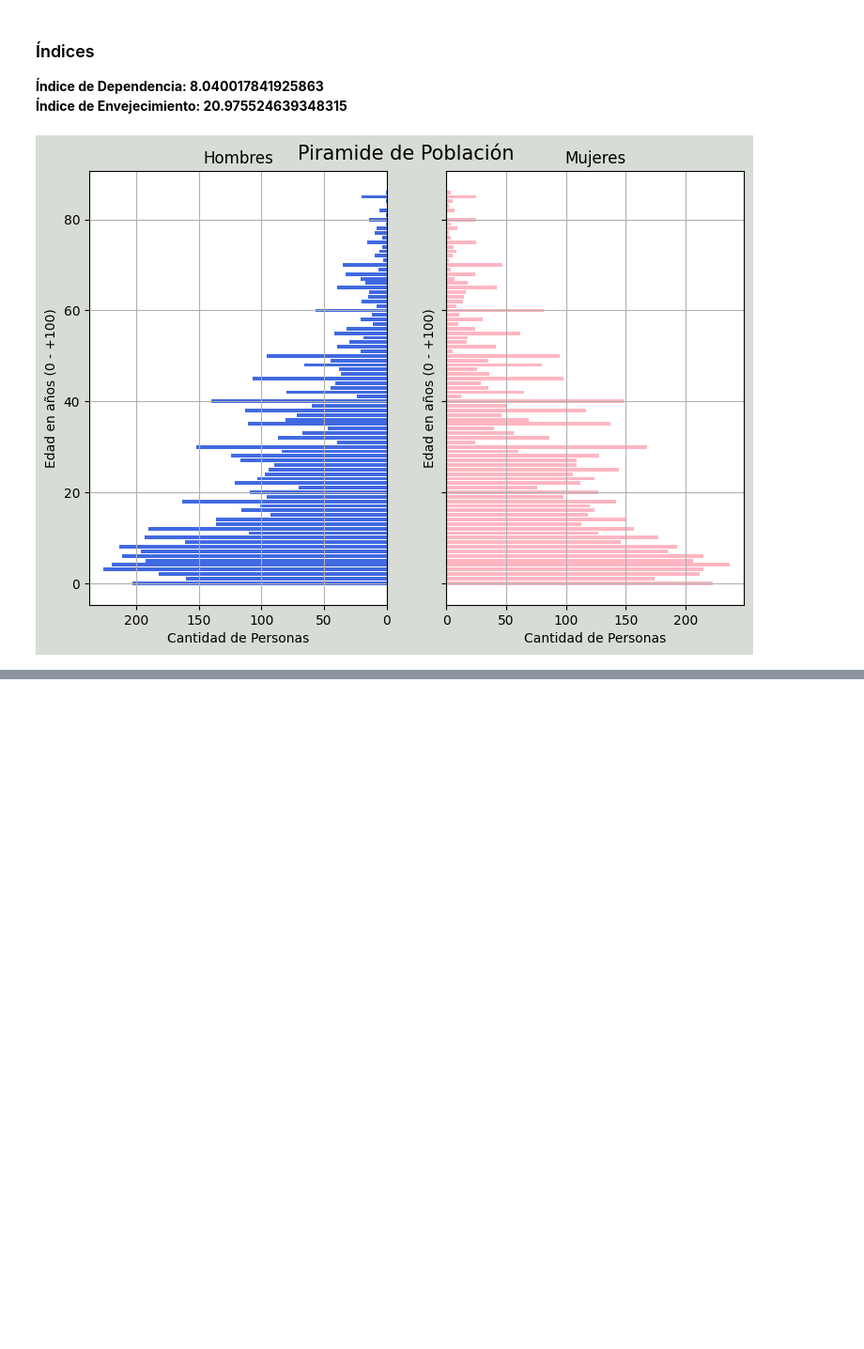
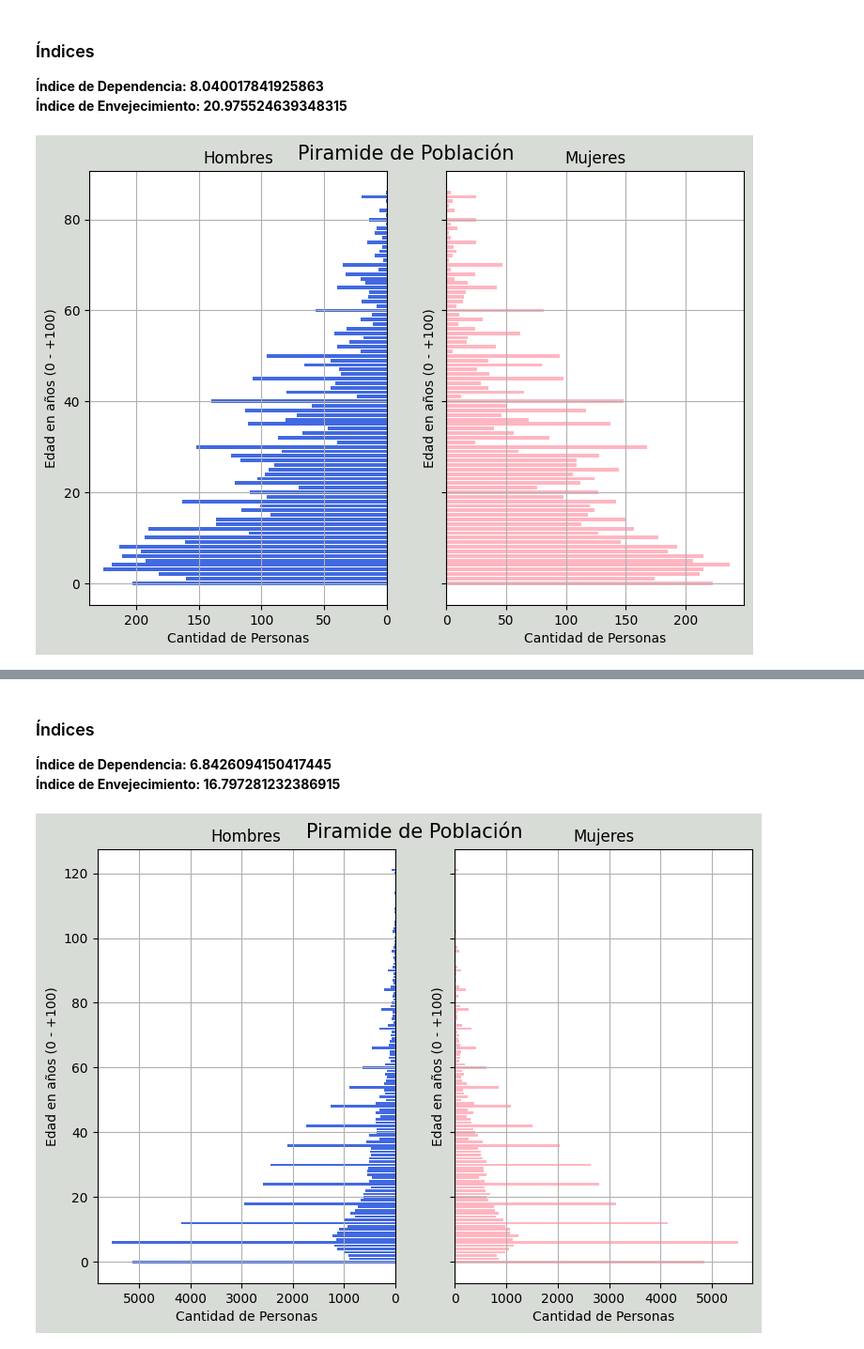
Before and after one commit to galigaribaldi/EconomiaMaestria, a Jupyter notebook: Ejercicio 1.ipynb, the cells around one changed output, grey strips where cells are left out. Shown: that part at 94% size. Drawn from its saved outputs; the diff is of its cells as text; code cells hidden in the pictures; blank space fills up the shorter version.

```diff
--- a/Ejercicio 1.ipynb
+++ b/Ejercicio 1.ipynb
@@ -305,0 +849,10 @@ plt.show()
+# %%
+df_t = pd.read_excel("Data_Economia_urbana/POBLACION/cpyv80_mex_poblacion_cambiado.xlsx", sheet_name = "CPyV80_Mex_Pob1_totales")
+df_t.fillna(0)
+df_totales = df_t[
+    (df_t['Municipio']=='Chimalhuacán') &
+    (df_t['Grupos_año_edad']!='Total') &
+    (df_t['Grupos_año_edad']!='Número de ciudadanos mexicanos /1') &
+    (df_t['Grupos_año_edad']!='Edad no indicada')
+    ]
+df_totales
@@ -305,0 +890,7 @@ plt.show()
+# %%
+###### Creación de nuevas columnas
+df_totales["Relacion_Hombre_mujer"] = (df_totales["Poblacion_hombres"]/df_totales["Poblacion_Mujeres"])*100
+df_totales["Relacion_Mujer_hombre"] = (df_totales["Poblacion_Mujeres"]/df_totales["Poblacion_hombres"])*100
+df_totales.replace([np.inf, -np.inf], np.nan, inplace=True)
+df_totales.dropna(subset=["Relacion_Hombre_mujer", "Relacion_Mujer_hombre"], how="all", inplace=True)
+df_totales[["Municipio", "Grupos_año_edad", "Poblacion_hombres", "Poblacion_Mujeres", "Relacion_Hombre_mujer", "Relacion_Mujer_hombre"]]
@@ -305,0 +1012,41 @@ plt.show()
+# %% [markdown]
+### Índices
+**Índice de Dependencia: 6.8426094150417445**
+**Índice de Envejecimiento: 16.797281232386915**
+# %%
+#definir límites para x and y
+y = range(0, len(df_totales))
+x_male = df_totales['Poblacion_hombres']
+x_female = df_totales['Poblacion_Mujeres']
+
+#define los parámetros de la trama
+fig, axes = plt.subplots(ncols=2, sharey=True, figsize=(9, 6))
+
+#especifique el color de fondo y el título de la trama
+fig.patch.set_facecolor('xkcd:light grey')
+plt.figtext(.5,.9,"Piramide de Población", fontsize=15, ha='center')
+
+x_male = df_totales['Poblacion_hombres']
+x_female = df_totales['Poblacion_Mujeres']#definir barras masculinas y femeninas
+axes[0].barh(y, x_male, align='center', color='royalblue')
+axes[0].set(title='Hombres')
+axes[1].barh(y, x_female, align='center', color='lightpink')
+axes[1].set(title='Mujeres')
+
+# ajuste los parámetros de la cuadrícula y especifique etiquetas para el eje y
+axes[1].grid()
+#axes[0].set(yticks=y, yticklabels=df_quinquenales['Grupos_quinquenales_de_edad'])
+axes[0].invert_xaxis()
+axes[0].grid()
+
+# Etiquetas
+axes[0].set_xlabel("Cantidad de Personas")
+axes[0].set_ylabel("Edad en años (0 - +100)")
+
+axes[1].set_xlabel("Cantidad de Personas")
+axes[1].set_ylabel("Edad en años (0 - +100)")
+
+#display plot
+plt.show()
+# %% [output]
+[figure, added]
```
Also changed, not shown: parts of 55 cells of this notebook, 6 other files.
